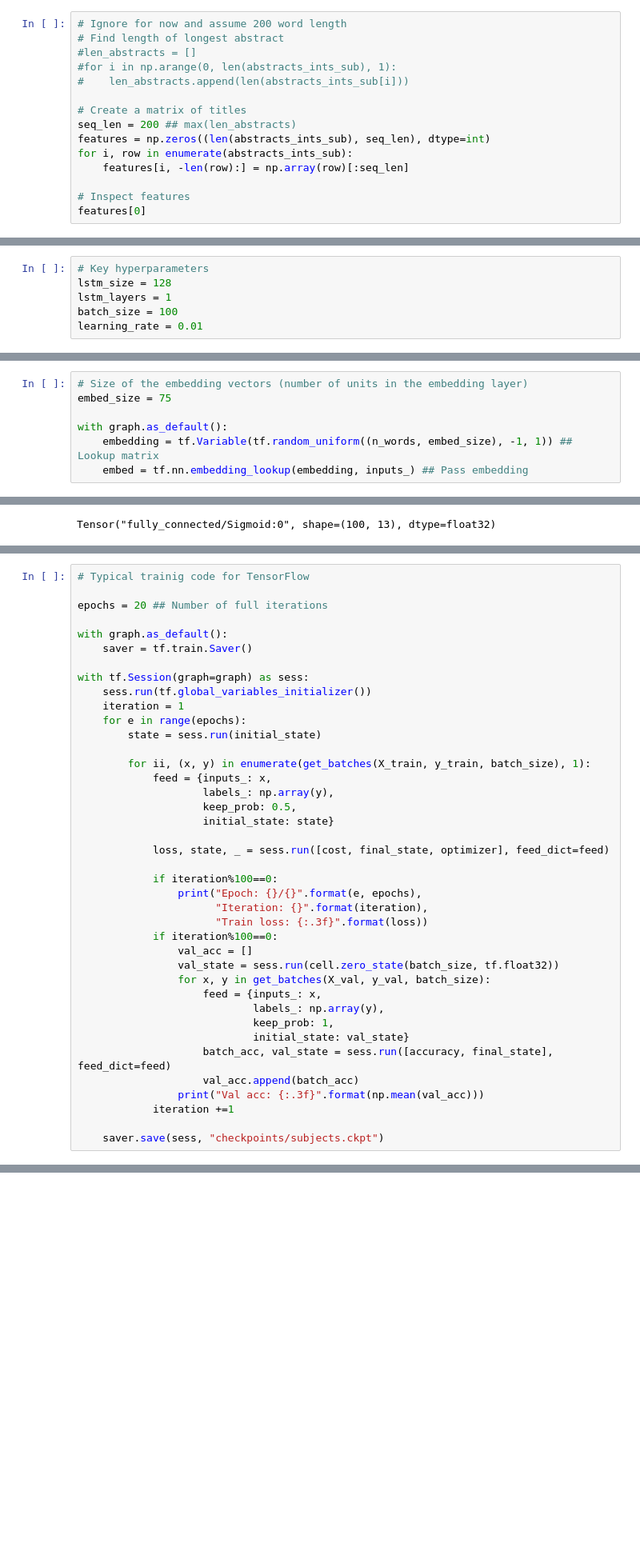
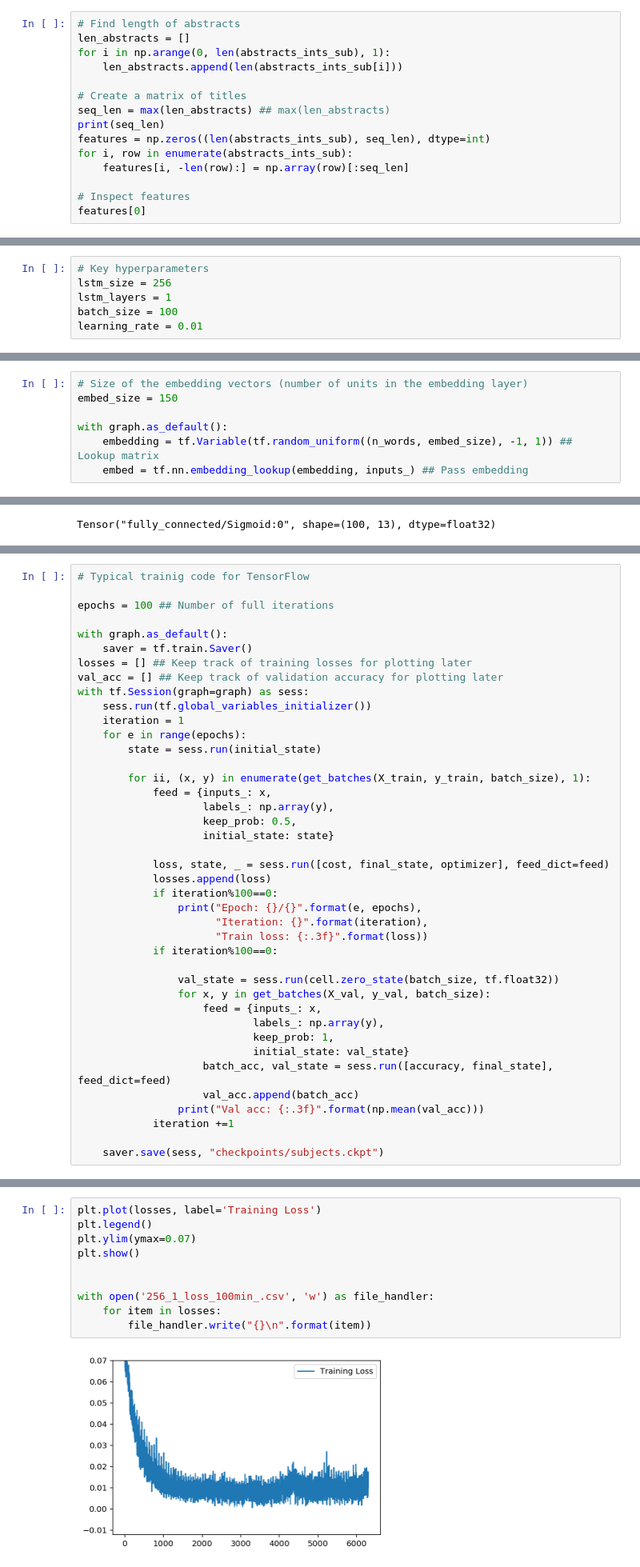
Before and after one commit to orlando-trejo/spock-tensorflow-abstacts, a Jupyter notebook: TensorFlow_Abstracts_MultiSubjects.ipynb, the cells around one changed output, grey strips where cells are left out. Shown: that part at 80% size. Saved outputs shown, nothing was run; the diff lists cells and outputs as text; blank space fills up the shorter version.

Commit message:
updated notebook on word selection and plots

```diff
--- a/TensorFlow_Abstracts_MultiSubjects.ipynb
+++ b/TensorFlow_Abstracts_MultiSubjects.ipynb
@@ -120,14 +144,14 @@ labels_ints_sub = lb.transform(labels_class_sub)
 ### Find longest title and create titles matrix with corresponding dimensions
 It is necessary to find the longest title from the subset in order to determine the number of columns necessary in titles matrix. In cases where the titles are shorter, it is necessary to pad the empty locations in a given row with zeros. All rows are filled from right to left so the padding of zeros occurs prior to each sentence of integers.
 # %%
-# Ignore for now and assume 200 word length
-# Find length of longest abstract
-#len_abstracts = []
-#for i in np.arange(0, len(abstracts_ints_sub), 1):
-#    len_abstracts.append(len(abstracts_ints_sub[i]))
+# Find length of abstracts
+len_abstracts = []
+for i in np.arange(0, len(abstracts_ints_sub), 1):
+    len_abstracts.append(len(abstracts_ints_sub[i]))
 
 # Create a matrix of titles
-seq_len = 200 ## max(len_abstracts)
+seq_len = max(len_abstracts) ## max(len_abstracts)
+print(seq_len)
 features = np.zeros((len(abstracts_ints_sub), seq_len), dtype=int)
 for i, row in enumerate(abstracts_ints_sub):
     features[i, -len(row):] = np.array(row)[:seq_len]
@@ -201,7 +221,7 @@ First up, defining the hyperparameters.
 * `learning_rate`: Learning rate determines how "quickly" the optimizers will explore the solution space.
 # %%
 # Key hyperparameters
-lstm_size = 128
+lstm_size = 256
 lstm_layers = 1
 batch_size = 100
 learning_rate = 0.01
@@ -225,7 +245,7 @@ with graph.as_default():
 It is inefficient to one-hot encode all words in the vocabulary. Therefore, an embedding lookup matrix is created to get the embedded vectors to pass to the LSTM cell.
 # %%
 # Size of the embedding vectors (number of units in the embedding layer)
-embed_size = 75
+embed_size = 150
 
 with graph.as_default():
     embedding = tf.Variable(tf.random_uniform((n_words, embed_size), -1, 1)) ## Lookup matrix
@@ -285,11 +305,12 @@ def get_batches(x, y, batch_size=10):
 # %%
 # Typical trainig code for TensorFlow
 
-epochs = 20 ## Number of full iterations
+epochs = 100 ## Number of full iterations
 
 with graph.as_default():
     saver = tf.train.Saver()
-
+losses = [] ## Keep track of training losses for plotting later
+val_acc = [] ## Keep track of validation accuracy for plotting later
 with tf.Session(graph=graph) as sess:
     sess.run(tf.global_variables_initializer())
     iteration = 1
@@ -303,13 +324,13 @@ with tf.Session(graph=graph) as sess:
                     initial_state: state}
 
             loss, state, _ = sess.run([cost, final_state, optimizer], feed_dict=feed)
-
+            losses.append(loss)
             if iteration%100==0:
                 print("Epoch: {}/{}".format(e, epochs),
                       "Iteration: {}".format(iteration),
                       "Train loss: {:.3f}".format(loss))
             if iteration%100==0:
-                val_acc = []
+
                 val_state = sess.run(cell.zero_state(batch_size, tf.float32))
                 for x, y in get_batches(X_val, y_val, batch_size):
                     feed = {inputs_: x,
@@ -342,0 +364,12 @@ Val acc: 0.493
+# %%
+plt.plot(losses, label='Training Loss')
+plt.legend()
+plt.ylim(ymax=0.07)
+plt.show()
+
+
+with open('256_1_loss_100min_.csv', 'w') as file_handler:
+    for item in losses:
+        file_handler.write("{}\n".format(item))
+# %% [output]
+[figure, added]
```
Also changed, not shown: parts of 11 cells of this notebook.
